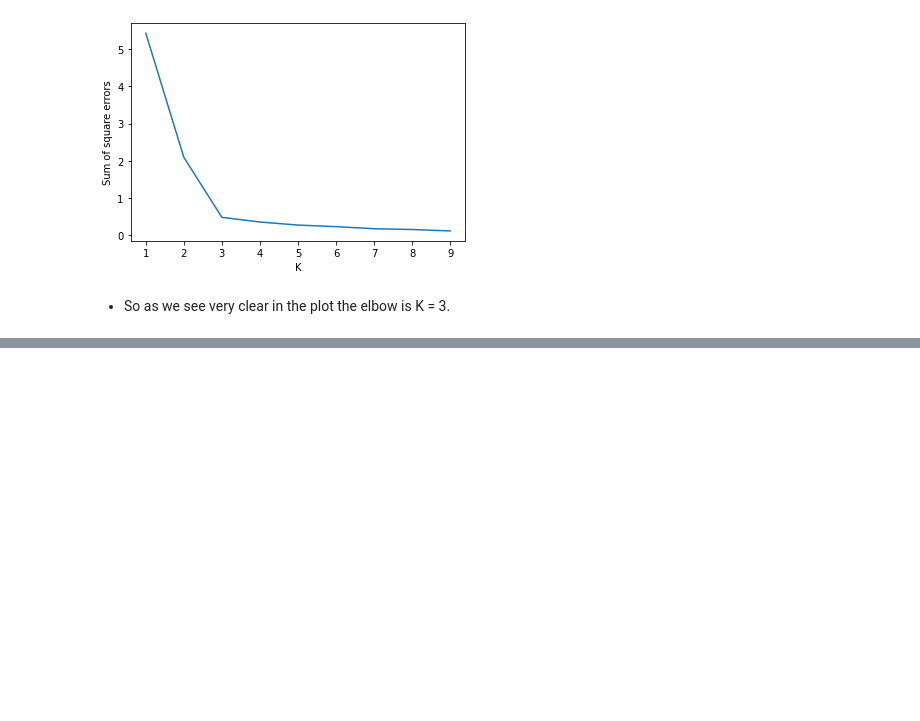
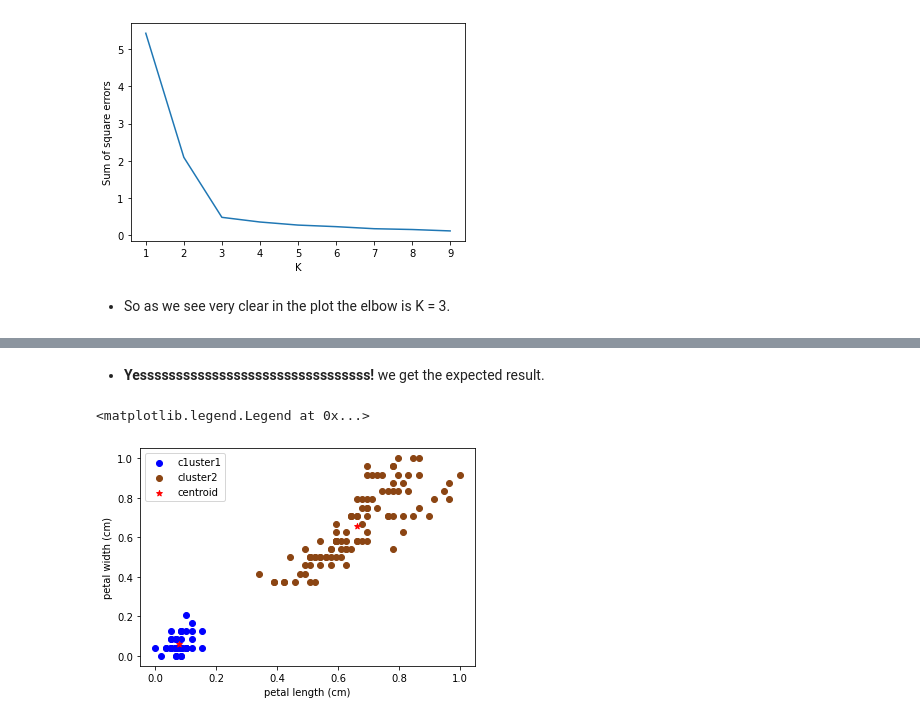
Before and after one commit to mujtabaSultani01/Machine_Learning, a Jupyter notebook: K-Means Algorithm_13/K-Means (ML-13).ipynb, the cells around one changed output, grey strips where cells are left out. Saved outputs shown, nothing was run; the diff lists cells and outputs as text; code cells hidden in the pictures; blank space fills up the shorter version.

```diff
--- a/K-Means Algorithm_13/K-Means (ML-13).ipynb
+++ b/K-Means Algorithm_13/K-Means (ML-13).ipynb
@@ -229,0 +417,16 @@ plt.plot(k_range, sse)
+# %% [markdown]
+* **Yessssssssssssssssssssssssssssssss!** we get the expected result.
+# %%
+# Let's add the centroids of the clusters in the plots:
+
+c1 = plt.scatter(df1["petal length (cm)"], df1["petal width (cm)"], color = "blue")
+c2 = plt.scatter(df2["petal length (cm)"], df2["petal width (cm)"], color = "SaddleBrown")
+
+centroid = plt.scatter(kme1.cluster_centers_[:,0], kme1.cluster_centers_[:,1], color = "red", marker = "*", label = "Centroid")
+
+plt.xlabel("petal length (cm)")
+plt.ylabel("petal width (cm)")
+plt.legend([c1, c2, centroid], ['c1uster1','cluster2', 'centroid'])
+# %% [output]
+<matplotlib.legend.Legend at 0x...>
+[figure, added]
```
Also changed, not shown: parts of 25 cells of this notebook.
